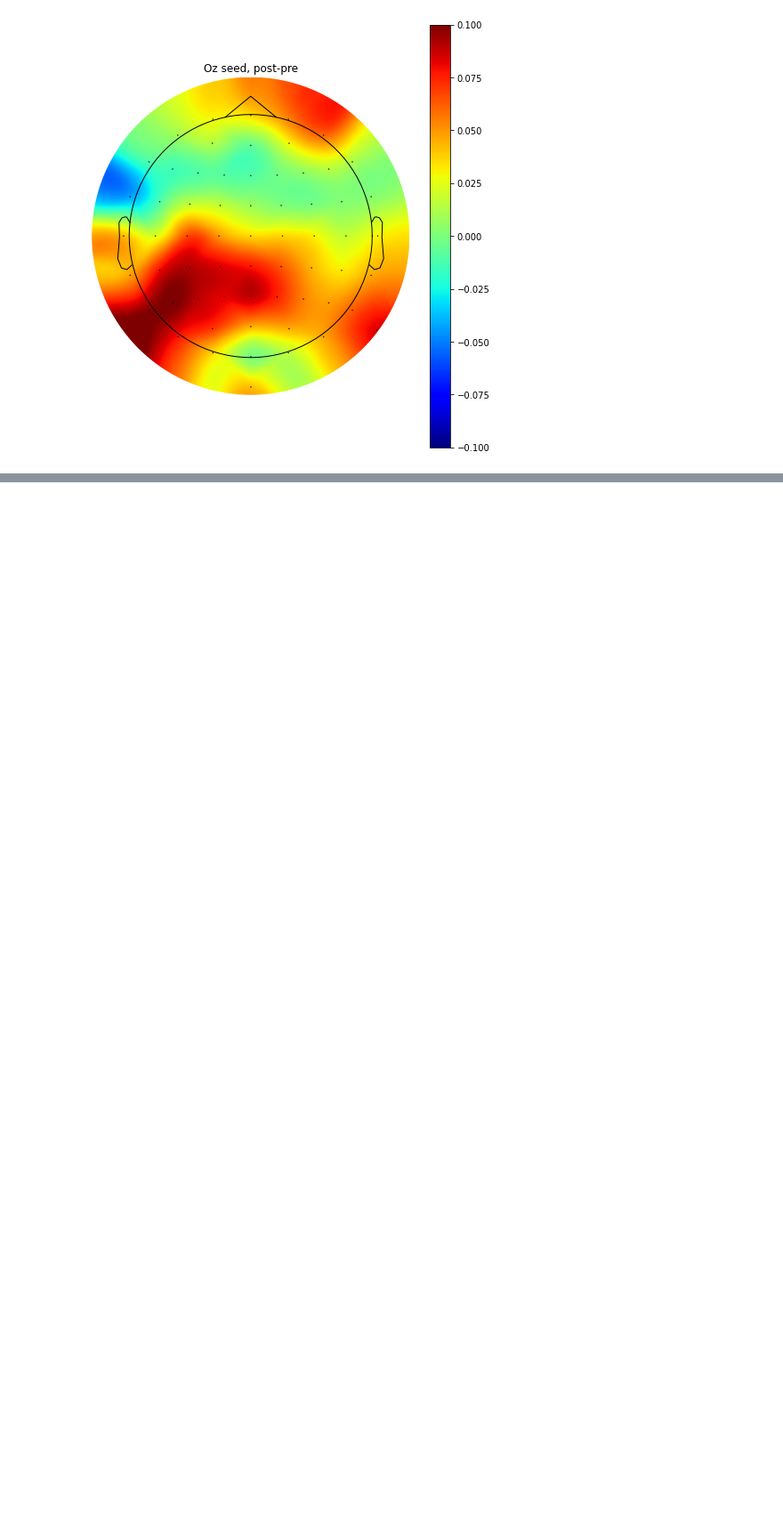
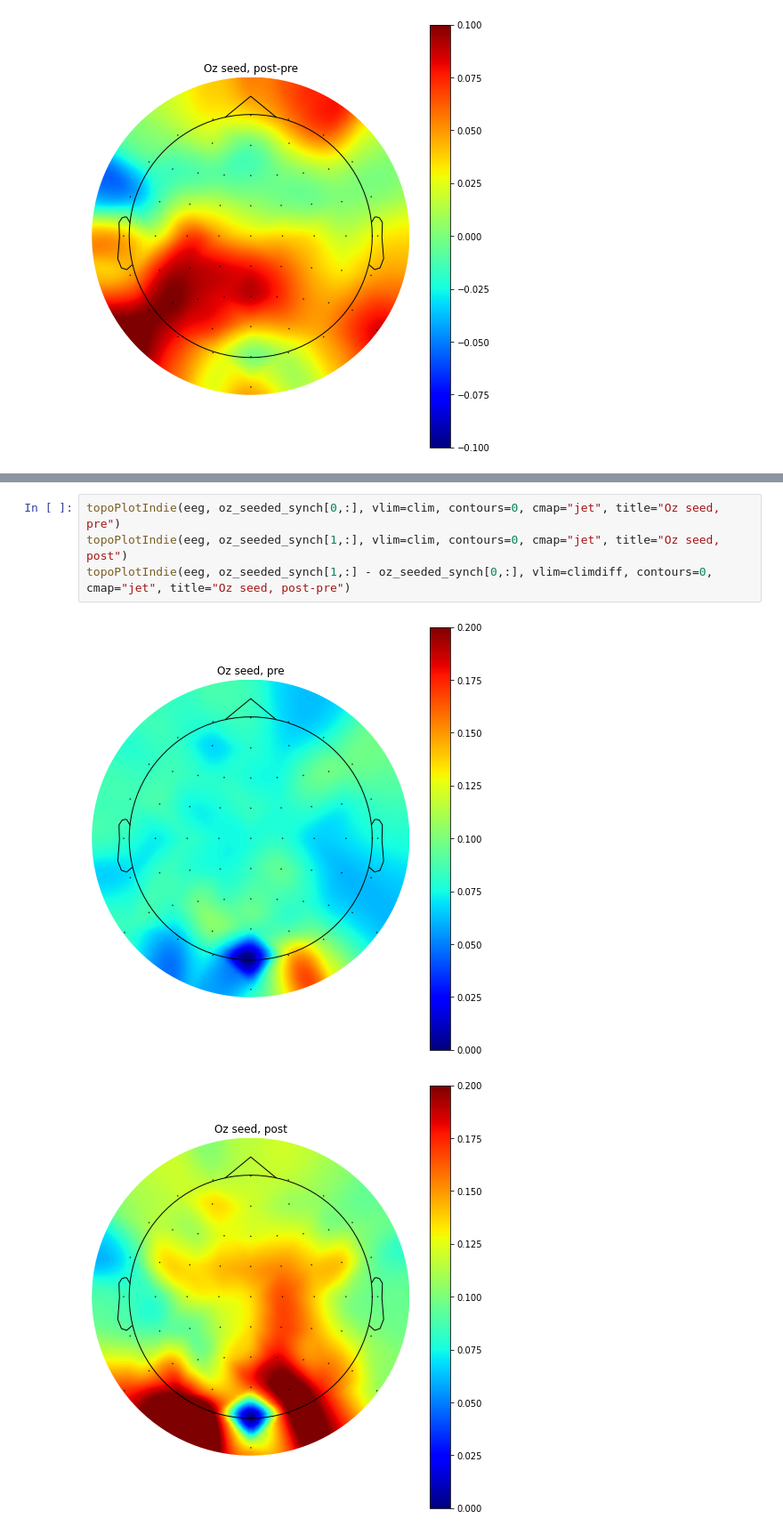
Before and after one commit to dxganta/Neural-Signal-Processing-Analysis, a Jupyter notebook: Section 9/uANTS_synch_problemset.ipynb, the cells around one changed output, grey strips where cells are left out. Shown at 89% size. Cells and saved outputs as stored; diff of their text form; blank space fills up the shorter version.

```diff
--- a/Section 9/uANTS_synch_problemset.ipynb
+++ b/Section 9/uANTS_synch_problemset.ipynb
@@ -282,0 +314,7 @@ topoPlotIndie(eeg, oz_seeded_synch[1,:] - oz_seeded_synch[0,:], vlim=climdiff, c
+# %%
+topoPlotIndie(eeg, oz_seeded_synch[0,:], vlim=clim, contours=0, cmap="jet", title="Oz seed, pre")
+topoPlotIndie(eeg, oz_seeded_synch[1,:], vlim=clim, contours=0, cmap="jet", title="Oz seed, post")
+topoPlotIndie(eeg, oz_seeded_synch[1,:] - oz_seeded_synch[0,:], vlim=climdiff, contours=0, cmap="jet", title="Oz seed, post-pre")
+# %% [output]
+[figure, added]
+[figure, added]
```
Also changed, not shown: parts of 6 cells of this notebook.
